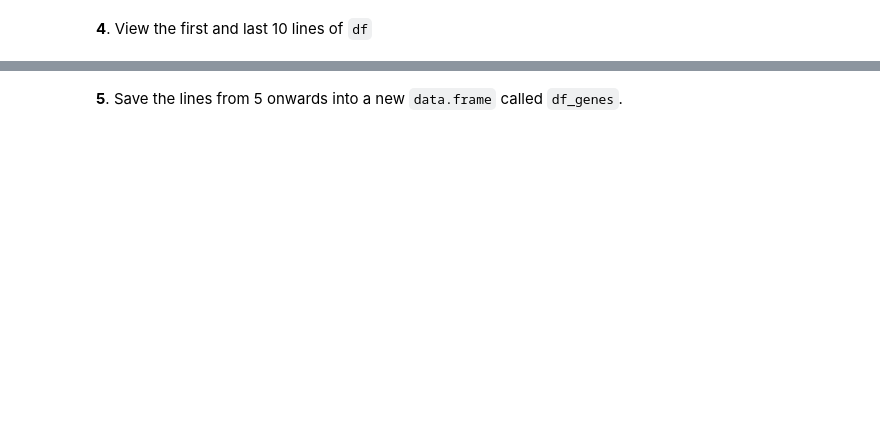
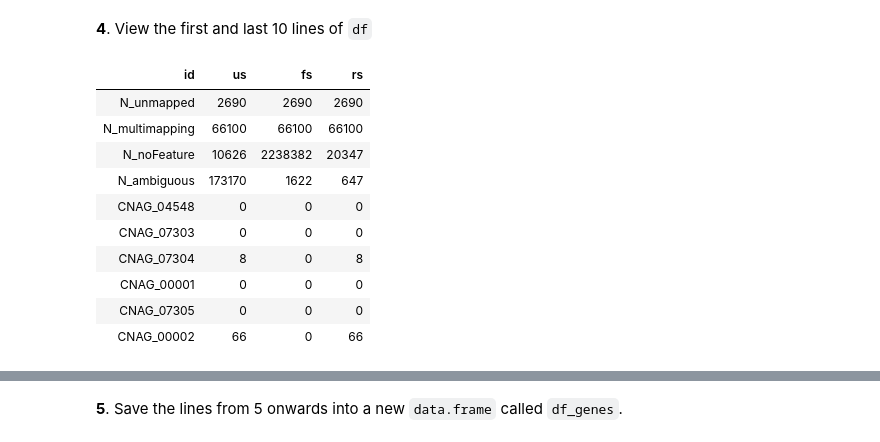
Before and after one commit to ofetad/HTS-notebooks, a Jupyter notebook: cliburn/R_tidyverse_Exercise_Solutions.ipynb, the cells around one changed output, grey strips where cells are left out. Cells and saved outputs as stored; diff of their text form; code cells hidden in the pictures; blank space fills up the shorter version.

```diff
--- a/cliburn/R_tidyverse_Exercise_Solutions.ipynb
+++ b/cliburn/R_tidyverse_Exercise_Solutions.ipynb
@@ -52,6 +49,16 @@ found in the directory
+# %%
+data_dir <-  file.path('/', 'data', 'hts2018_pilot', 'star_counts')
 # %% [markdown]
 **2**. Save the filenames in a variable `filenames`
+# %%
+filenames <- c('1_MA_J_S18_L001_ReadsPerGene.out.tab',
+'1_MA_J_S18_L002_ReadsPerGene.out.tab',
+'1_MA_J_S18_L003_ReadsPerGene.out.tab',
+'1_MA_J_S18_L004_ReadsPerGene.out.tab')
 # %% [markdown]
 ## Explore one data file
 # %% [markdown]
 **3**. Read the data from the first file into a `data.frame` or `tibble` called `df`. Note that the file does not have a header row. Name the columns `id`,`us`,  `fs`  and `rs`.
+# %%
+f1 <- file.path(data_dir, filenames[[1]])
+f1
@@ -57,0 +67,2 @@ found in the directory
+# %%
+df <- read_tsv(f1, col_names = c('id', 'us', 'fs', 'rs'))
@@ -58,2 +77,16 @@ found in the directory
 # %% [markdown]
 **4**. View the first and last 10 lines of `df`
+# %%
+df %>% head(10)
+# %% [output]
+| id | us | fs | rs |
+| N_unmapped | 2690 | 2690 | 2690 |
+| N_multimapping | 66100 | 66100 | 66100 |
+| N_noFeature | 10626 | 2238382 | 20347 |
+| N_ambiguous | 173170 | 1622 | 647 |
+| CNAG_04548 | 0 | 0 | 0 |
+| CNAG_07303 | 0 | 0 | 0 |
+| CNAG_07304 | 8 | 0 | 8 |
+| CNAG_00001 | 0 | 0 | 0 |
+| CNAG_07305 | 0 | 0 | 0 |
+| CNAG_00002 | 66 | 0 | 66 |
```
Also changed, not shown: parts of 21 cells of this notebook, 1 other file.
